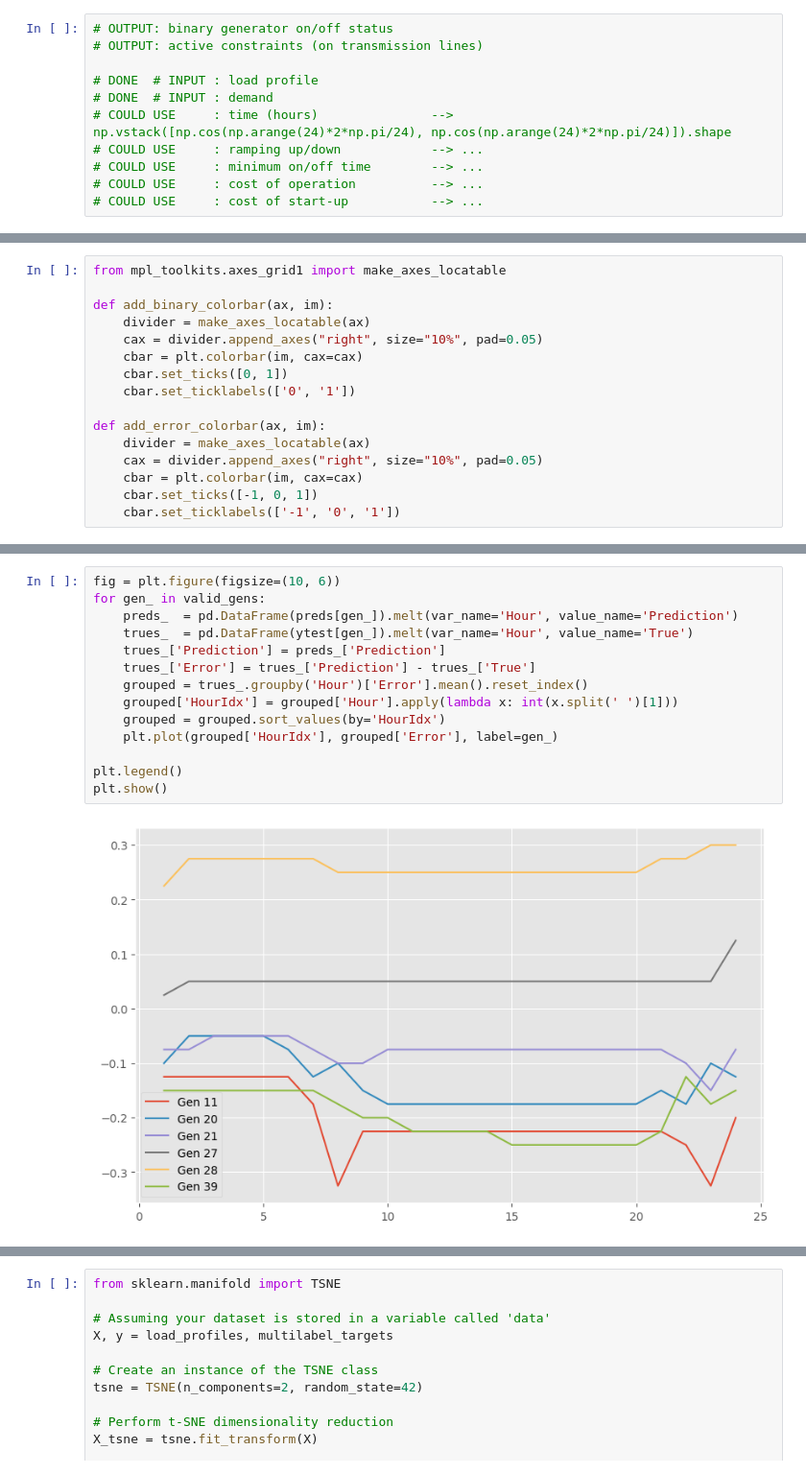
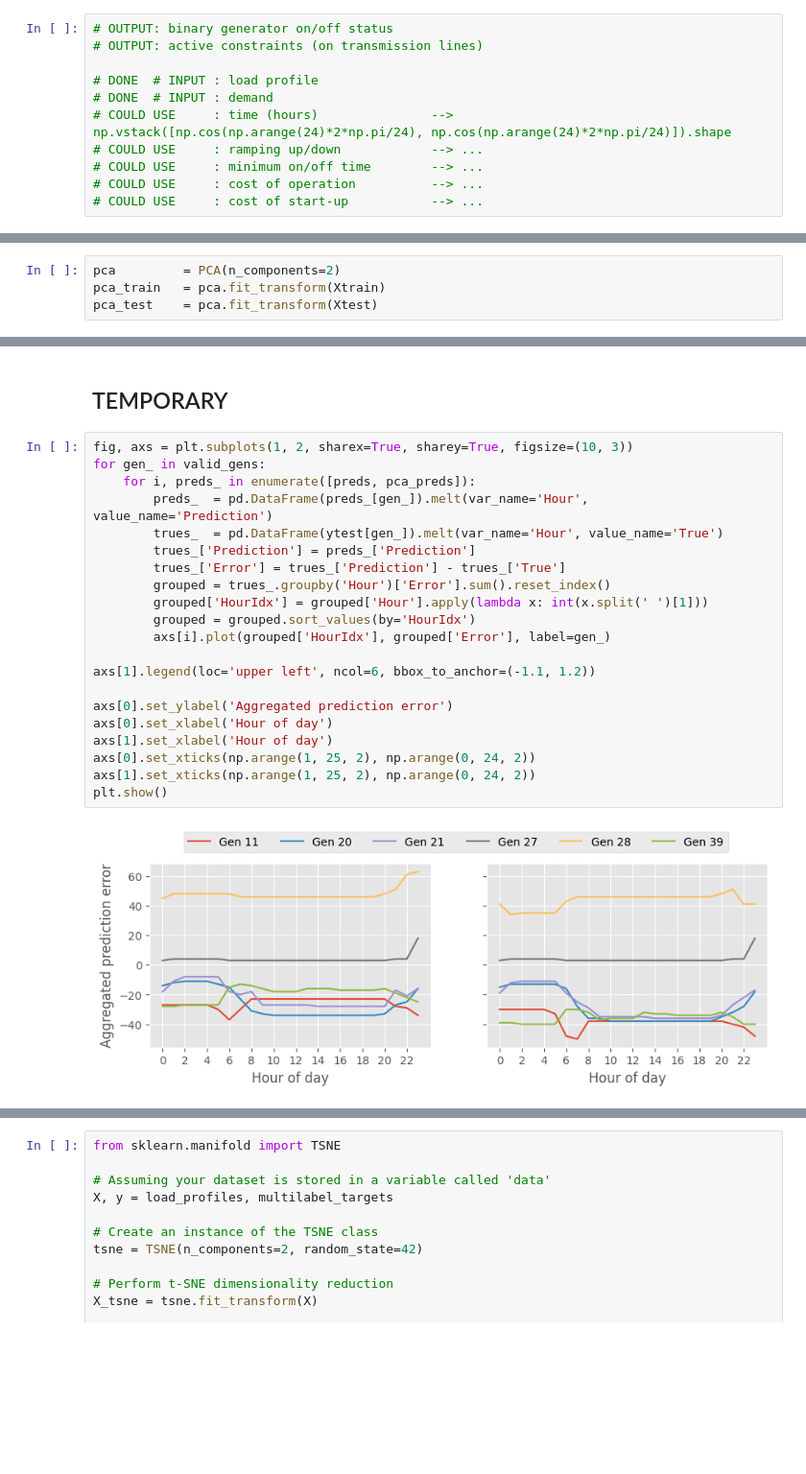
Before and after one commit to albertkjoller/ml-energy-systems, a Jupyter notebook: src/assignment3/notebooks/explainer_notebook.ipynb, the cells around one changed output, grey strips where cells are left out. Shown at 96% size. Cells and saved outputs as stored; diff of their text form; blank space fills up the shorter version.

```diff
--- a/src/assignment3/notebooks/explainer_notebook.ipynb
+++ b/src/assignment3/notebooks/explainer_notebook.ipynb
@@ -715,17 +767 @@ scores
-# %%
-from mpl_toolkits.axes_grid1 import make_axes_locatable
-
-def add_binary_colorbar(ax, im):
-    divider = make_axes_locatable(ax)
-    cax = divider.append_axes("right", size="10%", pad=0.05)
-    cbar = plt.colorbar(im, cax=cax)
-    cbar.set_ticks([0, 1])
-    cbar.set_ticklabels(['0', '1'])
-
-def add_error_colorbar(ax, im):
-    divider = make_axes_locatable(ax)
-    cax = divider.append_axes("right", size="10%", pad=0.05)
-    cbar = plt.colorbar(im, cax=cax)
-    cbar.set_ticks([-1, 0, 1])
-    cbar.set_ticklabels(['-1', '0', '1'])
 # %%
@@ -779,0 +940,4 @@ plt.show()
+# %%
+pca         = PCA(n_components=2)
+pca_train   = pca.fit_transform(Xtrain)
+pca_test    = pca.fit_transform(Xtest)
@@ -780,16 +1059,25 @@ plt.show()
+# %% [markdown]
+## TEMPORARY
 # %%
-fig = plt.figure(figsize=(10, 6))
+fig, axs = plt.subplots(1, 2, sharex=True, sharey=True, figsize=(10, 3))
 for gen_ in valid_gens:
-    preds_  = pd.DataFrame(preds[gen_]).melt(var_name='Hour', value_name='Prediction')
-    trues_  = pd.DataFrame(ytest[gen_]).melt(var_name='Hour', value_name='True')
-    trues_['Prediction'] = preds_['Prediction']
-    trues_['Error'] = trues_['Prediction'] - trues_['True']
-    grouped = trues_.groupby('Hour')['Error'].mean().reset_index()
-    grouped['HourIdx'] = grouped['Hour'].apply(lambda x: int(x.split(' ')[1]))
-    grouped = grouped.sort_values(by='HourIdx')
-    plt.plot(grouped['HourIdx'], grouped['Error'], label=gen_)
+    for i, preds_ in enumerate([preds, pca_preds]):
+        preds_  = pd.DataFrame(preds_[gen_]).melt(var_name='Hour', value_name='Prediction')
+        trues_  = pd.DataFrame(ytest[gen_]).melt(var_name='Hour', value_name='True')
+        trues_['Prediction'] = preds_['Prediction']
+        trues_['Error'] = trues_['Prediction'] - trues_['True']
+        grouped = trues_.groupby('Hour')['Error'].sum().reset_index()
+        grouped['HourIdx'] = grouped['Hour'].apply(lambda x: int(x.split(' ')[1]))
+        grouped = grouped.sort_values(by='HourIdx')
+        axs[i].plot(grouped['HourIdx'], grouped['Error'], label=gen_)
 
-plt.legend()
+axs[1].legend(loc='upper left', ncol=6, bbox_to_anchor=(-1.1, 1.2))
+
+axs[0].set_ylabel('Aggregated prediction error')
+axs[0].set_xlabel('Hour of day')
+axs[1].set_xlabel('Hour of day')
+axs[0].set_xticks(np.arange(1, 25, 2), np.arange(0, 24, 2))
+axs[1].set_xticks(np.arange(1, 25, 2), np.arange(0, 24, 2))
 plt.show()
 # %% [output]
-[figure, old version]
+[figure, new version]
```
Also changed, not shown: parts of 18 cells of this notebook, 16 other files.
